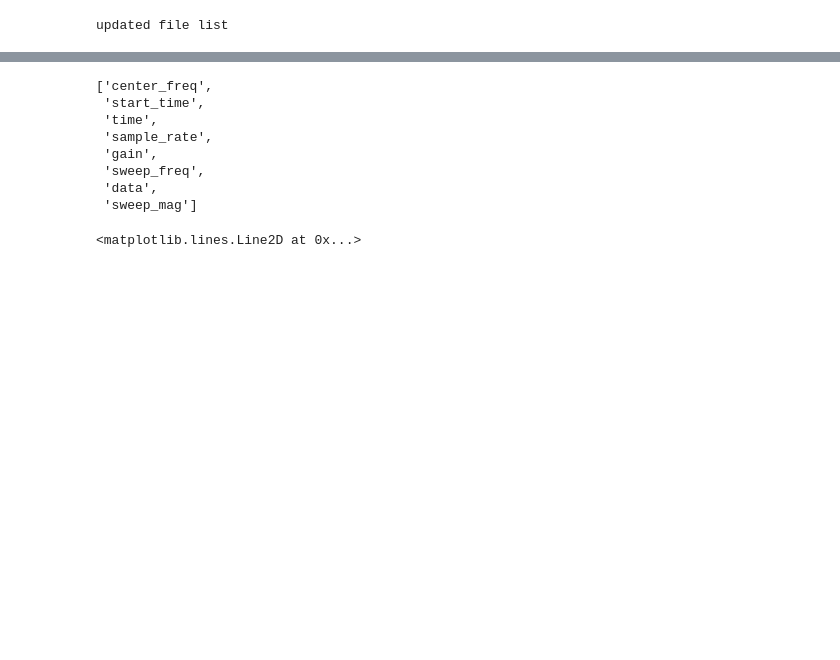
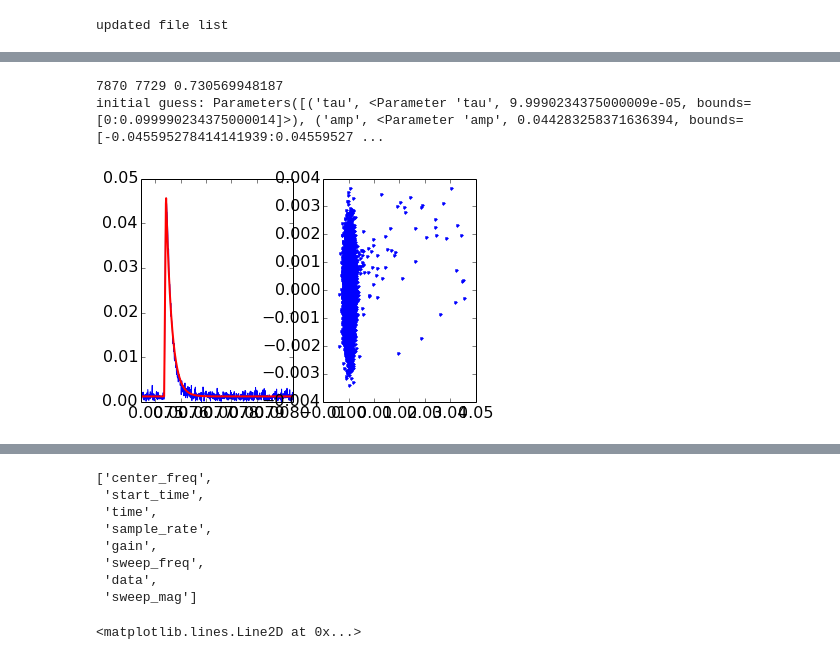
Before and after one commit to gitj/notebooks, a Jupyter notebook: 2014-09-24-playing-with-rtl-timeconstatnt-data.ipynb, the cells around one changed output, grey strips where cells are left out. Cells and saved outputs as stored; diff of their text form; code cells hidden in the pictures; blank space fills up the shorter version.

```diff
--- a/2014-09-24-playing-with-rtl-timeconstatnt-data.ipynb
+++ b/2014-09-24-playing-with-rtl-timeconstatnt-data.ipynb
@@ -11,5 +9,5 @@ kid_readout.utils.starcryo_temps.get_temperatures_at??
 # %%
-fns = glob.glob('/home/data2/rtl/*.npz')
+fns = glob.glob('/home/data2/rtl/2014*.npz')
 fns.sort()
 # %%
 taus = []
@@ -60,0 +75,6 @@ grid()
+# %%
+tau,fit = get_time_constant_from_file(fns[-8],debug=True)
+# %% [output]
+7870 7729 0.730569948187
+initial guess: Parameters([('tau', <Parameter 'tau', 9.9990234375000009e-05, bounds=[0:0.099990234375000014]>), ('amp', <Parameter 'amp', 0.044283258371636394, bounds=[-0.045595278414141939:0.04559527 ...
+[figure, added]
```
Also changed, not shown: parts of 26 cells of this notebook, 21 other files.
